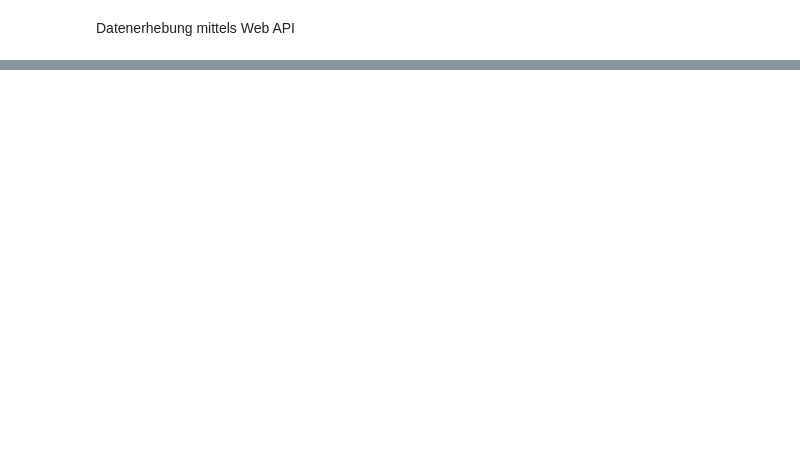
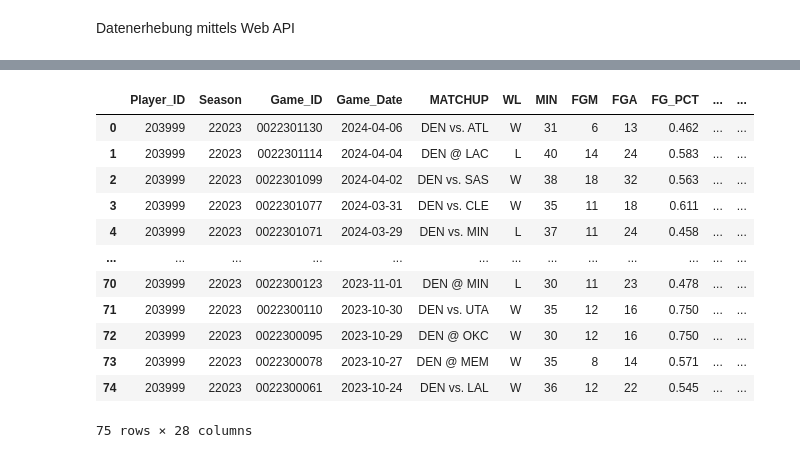
Before and after one commit to mimitridurri/ADS_Group2, a Jupyter notebook: WebScrape/Group2.ipynb, the cells around one changed output, grey strips where cells are left out. Cells and saved outputs as stored; diff of their text form; code cells hidden in the pictures; blank space fills up the shorter version.

```diff
--- a/WebScrape/Group2.ipynb
+++ b/WebScrape/Group2.ipynb
@@ -54,0 +261,9 @@ Datenerhebung mittels Web API
+# %%
+db = pymysql.connect(host="secondtest.cfis62ku07hb.eu-central-1.rds.amazonaws.com", user="admin", password="12345678")
+# %%
+"""
+This code selects the version of the database being used to show that the connection is working.
+"""
+
+cursor = db.cursor()
+cursor.execute("select version()")
@@ -54,0 +401,26 @@ Datenerhebung mittels Web API
+# %%
+cursor.execute("SELECT * FROM player_game_log")
+
+# Hole alle Zeilen der Abfrage
+rows = cursor.fetchall()
+
+# Erstelle einen DataFrame aus den Abfrageergebnissen
+columns = [desc[0] for desc in cursor.description]
+all_data_jokic_df = pd.DataFrame(rows, columns=columns)
+
+# Zeige den DataFrame an
+all_data_jokic_df
+# %% [output]
+|  | Player_ID | Season | Game_ID | Game_Date | MATCHUP | WL | MIN | FGM | FGA | FG_PCT | ... | ... |
+| 0 | 203999 | 22023 | 0022301130 | 2024-04-06 | DEN vs. ATL | W | 31 | 6 | 13 | 0.462 | ... | ... |
+| 1 | 203999 | 22023 | 0022301114 | 2024-04-04 | DEN @ LAC | L | 40 | 14 | 24 | 0.583 | ... | ... |
+| 2 | 203999 | 22023 | 0022301099 | 2024-04-02 | DEN vs. SAS | W | 38 | 18 | 32 | 0.563 | ... | ... |
+| 3 | 203999 | 22023 | 0022301077 | 2024-03-31 | DEN vs. CLE | W | 35 | 11 | 18 | 0.611 | ... | ... |
+| 4 | 203999 | 22023 | 0022301071 | 2024-03-29 | DEN vs. MIN | L | 37 | 11 | 24 | 0.458 | ... | ... |
+| ... | ... | ... | ... | ... | ... | ... | ... | ... | ... | ... | ... | ... |
+| 70 | 203999 | 22023 | 0022300123 | 2023-11-01 | DEN @ MIN | L | 30 | 11 | 23 | 0.478 | ... | ... |
+| 71 | 203999 | 22023 | 0022300110 | 2023-10-30 | DEN vs. UTA | W | 35 | 12 | 16 | 0.750 | ... | ... |
+| 72 | 203999 | 22023 | 0022300095 | 2023-10-29 | DEN @ OKC | W | 30 | 12 | 16 | 0.750 | ... | ... |
+| 73 | 203999 | 22023 | 0022300078 | 2023-10-27 | DEN @ MEM | W | 35 | 8 | 14 | 0.571 | ... | ... |
+| 74 | 203999 | 22023 | 0022300061 | 2023-10-24 | DEN vs. LAL | W | 36 | 12 | 22 | 0.545 | ... | ... |
+75 rows × 28 columns
```
Also changed, not shown: parts of 24 cells of this notebook.
